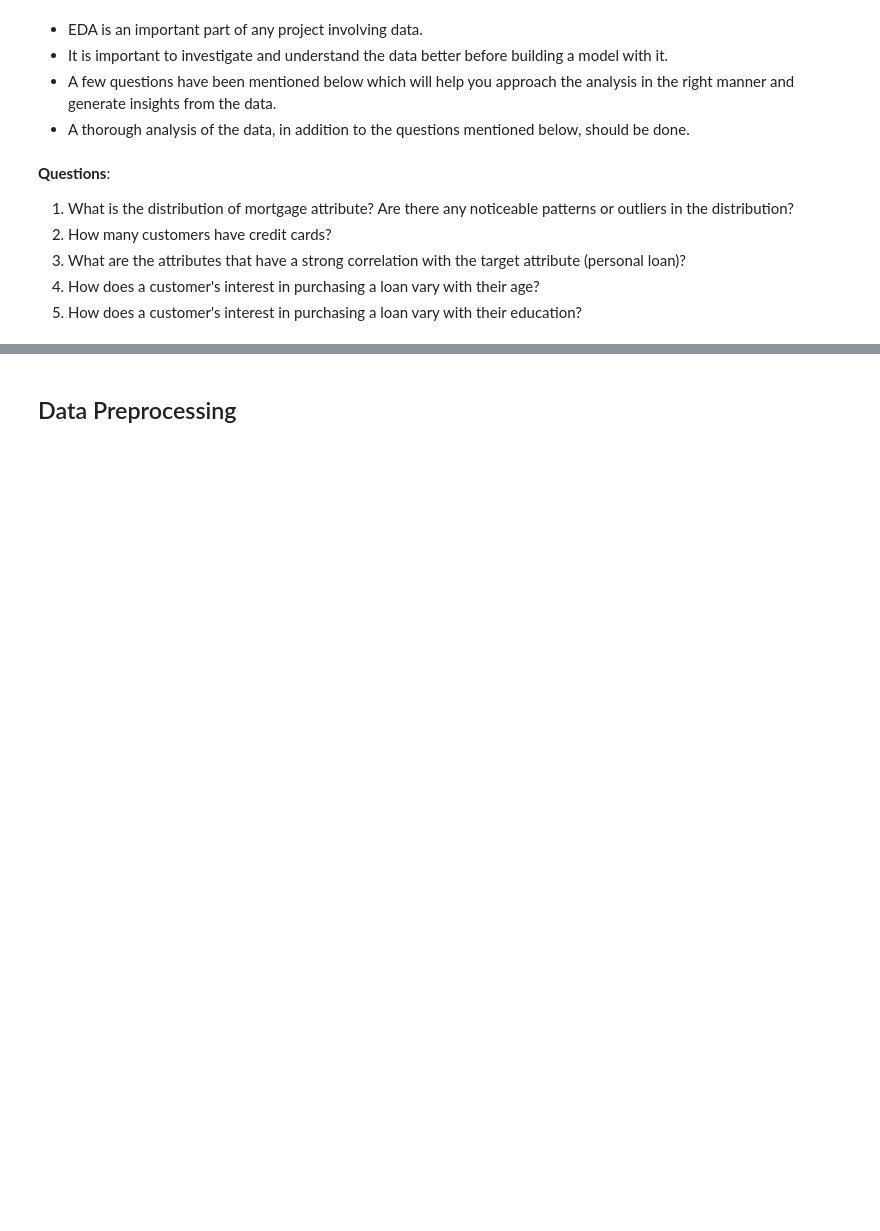
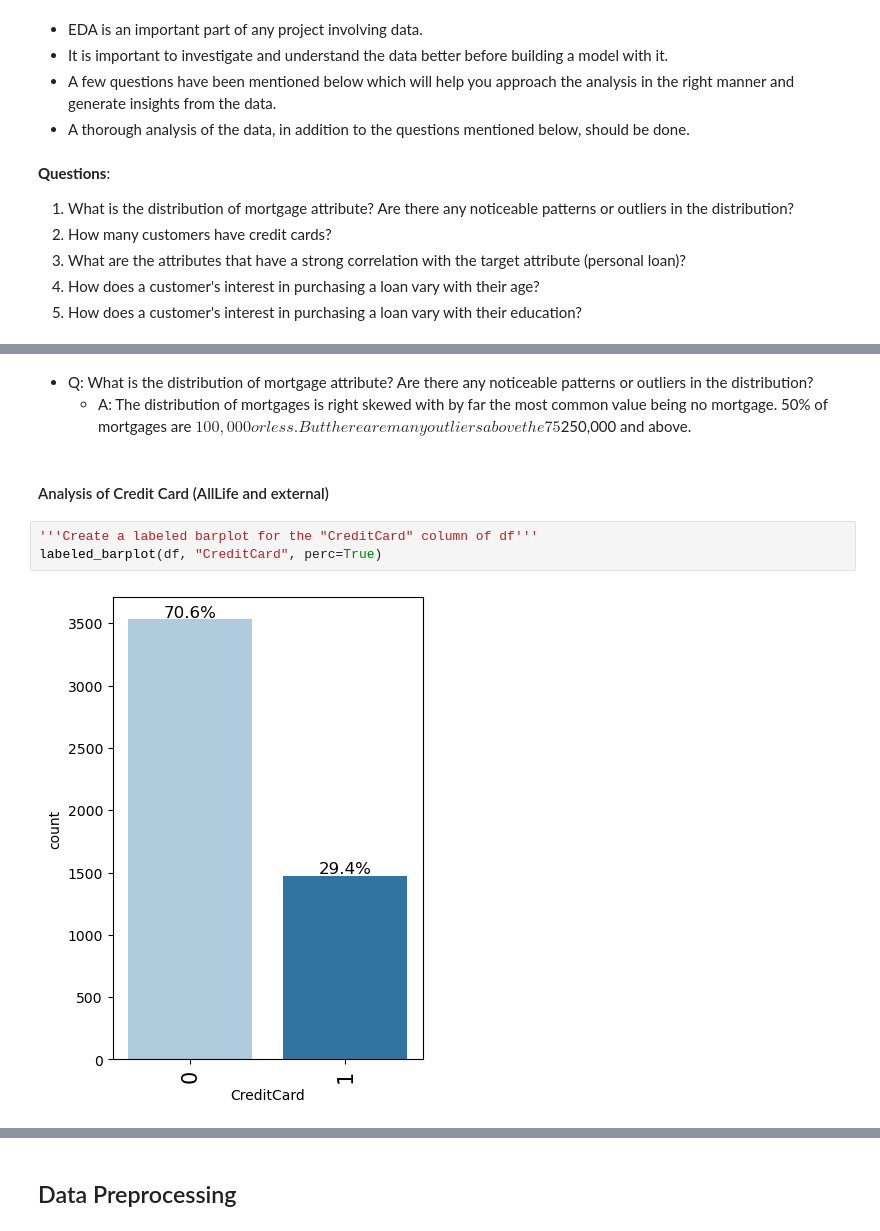
Before and after one commit to jsomerville/PGP-AI-ML-BA-UTA-JS, a Jupyter notebook: Project 2-ML-Decision Tree/ML_Full_Code_notebook.ipynb, the cells around one changed output, grey strips where cells are left out. Saved outputs shown, nothing was run; the diff lists cells and outputs as text; blank space fills up the shorter version.

```diff
--- a/Project 2-ML-Decision Tree/ML_Full_Code_notebook.ipynb
+++ b/Project 2-ML-Decision Tree/ML_Full_Code_notebook.ipynb
@@ -119,0 +364,10 @@ df.head
+# %% [markdown]
+- Q: What is the distribution of mortgage attribute? Are there any noticeable patterns or outliers in the distribution?
+   - A: The distribution of mortgages is right skewed with by far the most common value being no mortgage. 50% of mortgages are $100,000 or less. But there are many outliers above the 75% percentile approximately $250,000 and above.
+# %% [markdown]
+#### Analysis of Credit Card (AllLife and external)
+# %%
+'''Create a labeled barplot for the "CreditCard" column of df'''
+labeled_barplot(df, "CreditCard", perc=True)
+# %% [output]
+[figure, added]
```
Also changed, not shown: parts of 106 cells of this notebook.
